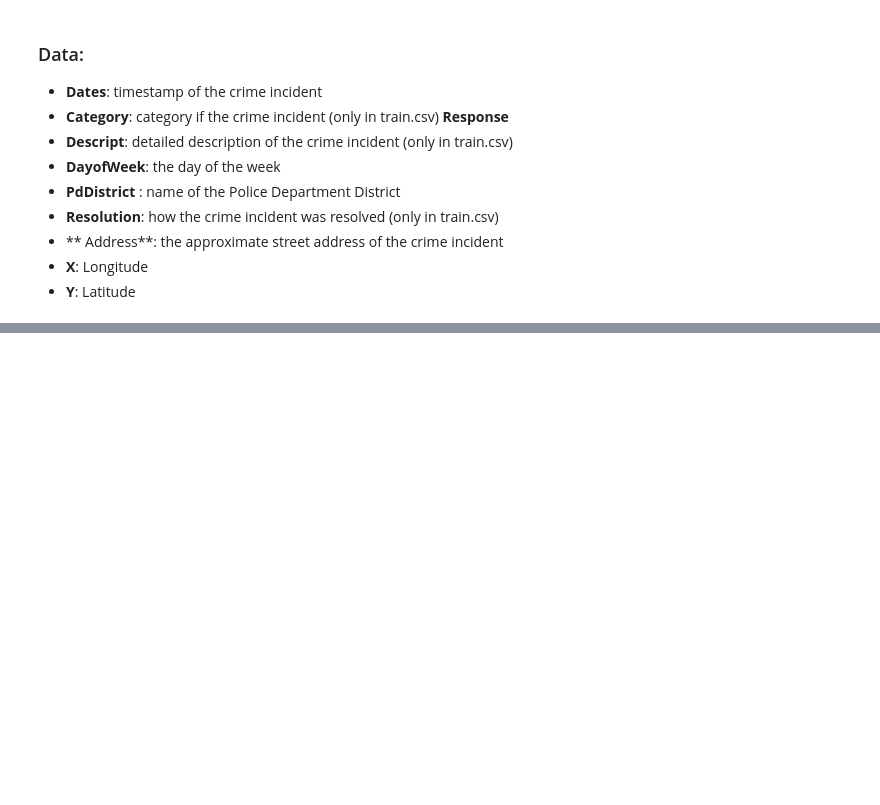
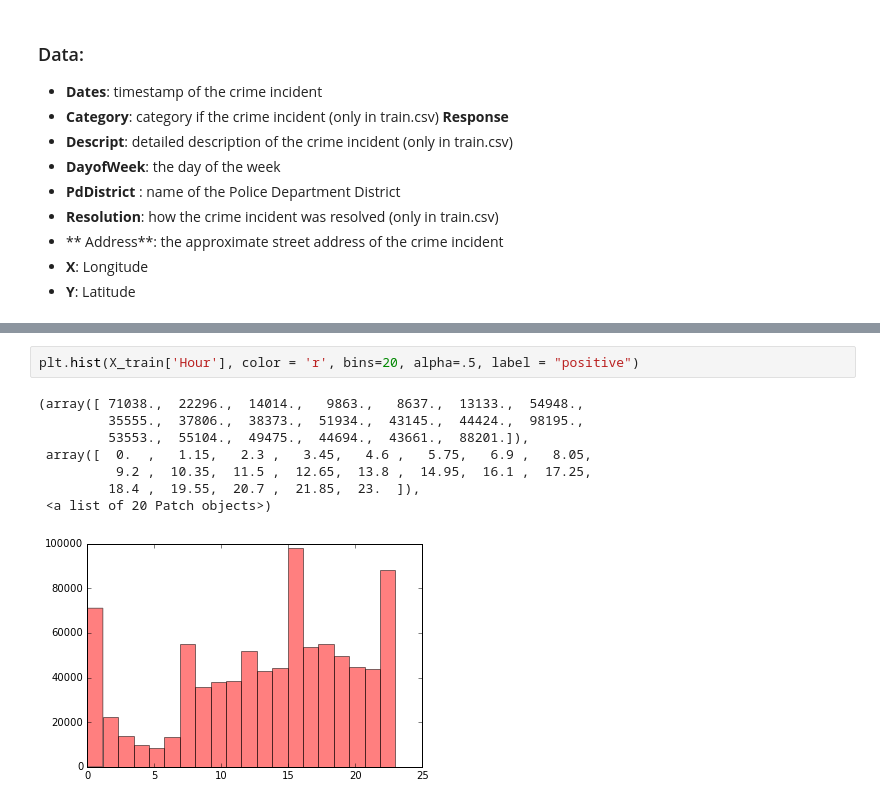
Before and after one commit to jinxinma/ml_project, a Jupyter notebook: EDA.ipynb, the cells around one changed output, grey strips where cells are left out. Cells and saved outputs as stored; diff of their text form; blank space fills up the shorter version.

```diff
--- a/EDA.ipynb
+++ b/EDA.ipynb
@@ -28,0 +55,11 @@ train.head()
+# %%
+plt.hist(X_train['Hour'], color = 'r', bins=20, alpha=.5, label = "positive")
+# %% [output]
+(array([ 71038.,  22296.,  14014.,   9863.,   8637.,  13133.,  54948.,
+         35555.,  37806.,  38373.,  51934.,  43145.,  44424.,  98195.,
+         53553.,  55104.,  49475.,  44694.,  43661.,  88201.]),
+ array([  0.  ,   1.15,   2.3 ,   3.45,   4.6 ,   5.75,   6.9 ,   8.05,
+          9.2 ,  10.35,  11.5 ,  12.65,  13.8 ,  14.95,  16.1 ,  17.25,
+         18.4 ,  19.55,  20.7 ,  21.85,  23.  ]),
+ <a list of 20 Patch objects>)
+[figure, added]
```
Also changed, not shown: parts of 5 cells of this notebook.
